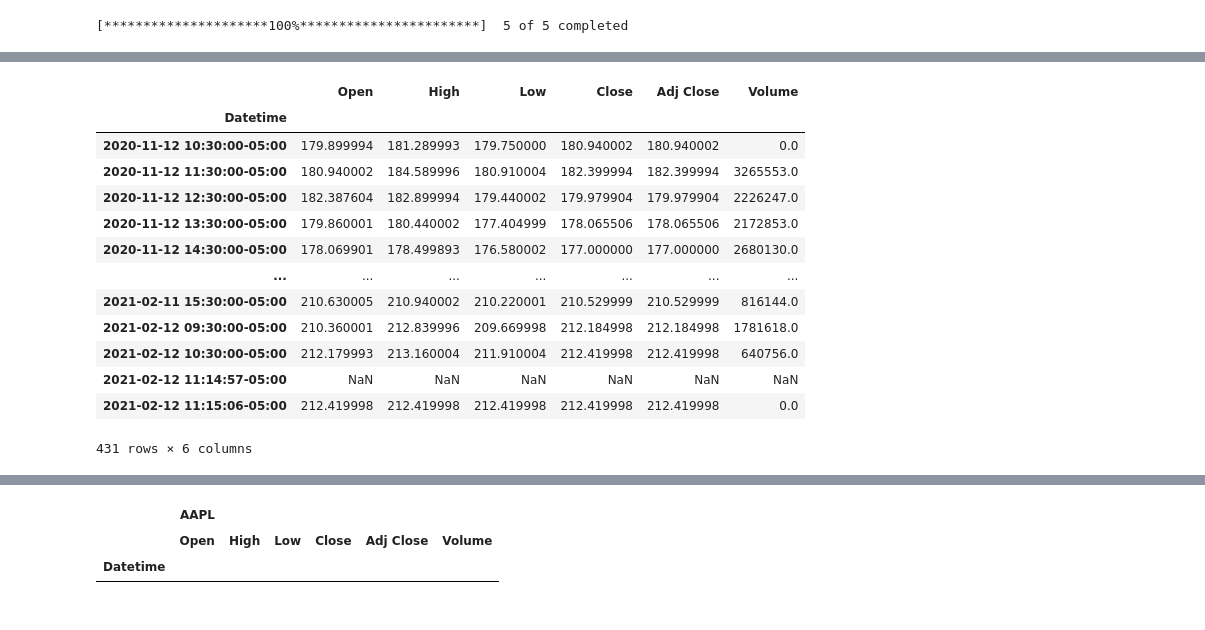
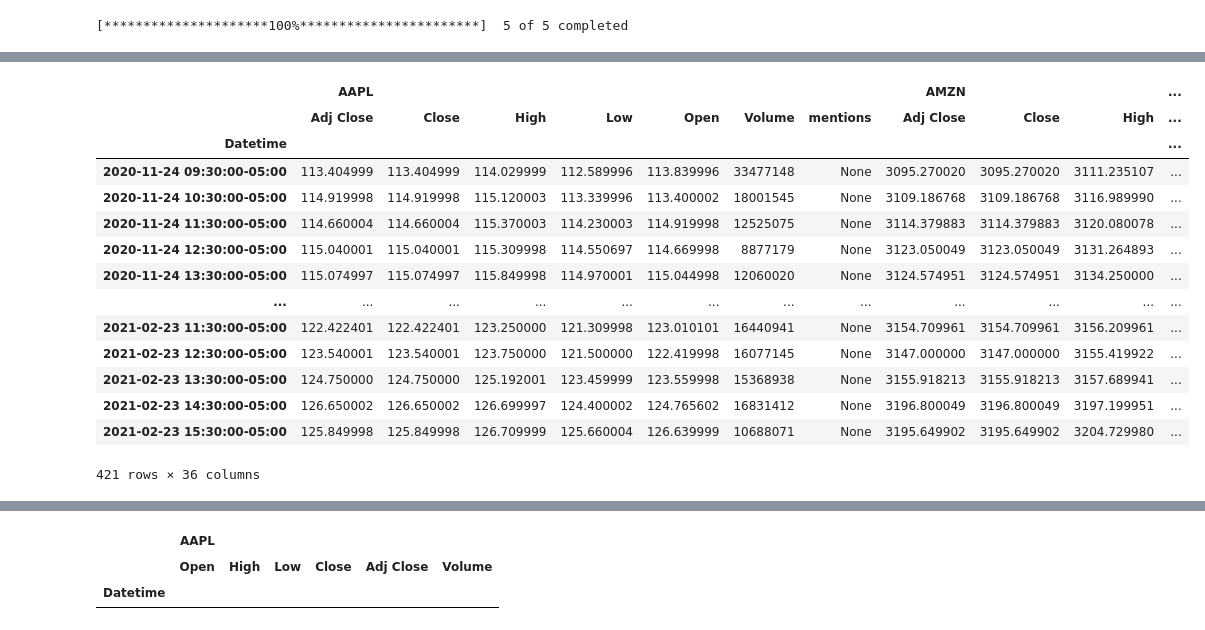
Before and after one commit to tylersojka/Final_Project_WSB, a Jupyter notebook: Scrapers/Stock_scrape_examples/stock_scraper_demo.ipynb, the cells around one changed output, grey strips where cells are left out. Cells and saved outputs as stored; diff of their text form; code cells hidden in the pictures.

```diff
--- a/Scrapers/Stock_scrape_examples/stock_scraper_demo.ipynb
+++ b/Scrapers/Stock_scrape_examples/stock_scraper_demo.ipynb
@@ -127,0 +184,6 @@ df = pd.DataFrame(yf.download(tickers_list, period="3mo", interval="60m", group_
+# %%
+new_df = pd.DataFrame
+for ticker in tickers_list:
+   df[ticker, "mentions"] = None
+# %%
+df["AAPL", "mentions"] = None
@@ -128,17 +210,20 @@ df = pd.DataFrame(yf.download(tickers_list, period="3mo", interval="60m", group_
+# %%
+df = df.sort_index(axis=1)
 # %%
-df["BA"]
+df
 # %% [output]
-|  | Open | High | Low | Close | Adj Close | Volume |
-| Datetime |  |  |  |  |  |  |
-| 2020-11-12 10:30:00-05:00 | 179.899994 | 181.289993 | 179.750000 | 180.940002 | 180.940002 | 0.0 |
-| 2020-11-12 11:30:00-05:00 | 180.940002 | 184.589996 | 180.910004 | 182.399994 | 182.399994 | 3265553.0 |
-| 2020-11-12 12:30:00-05:00 | 182.387604 | 182.899994 | 179.440002 | 179.979904 | 179.979904 | 2226247.0 |
-| 2020-11-12 13:30:00-05:00 | 179.860001 | 180.440002 | 177.404999 | 178.065506 | 178.065506 | 2172853.0 |
-| 2020-11-12 14:30:00-05:00 | 178.069901 | 178.499893 | 176.580002 | 177.000000 | 177.000000 | 2680130.0 |
-| ... | ... | ... | ... | ... | ... | ... |
-| 2021-02-11 15:30:00-05:00 | 210.630005 | 210.940002 | 210.220001 | 210.529999 | 210.529999 | 816144.0 |
-| 2021-02-12 09:30:00-05:00 | 210.360001 | 212.839996 | 209.669998 | 212.184998 | 212.184998 | 1781618.0 |
-| 2021-02-12 10:30:00-05:00 | 212.179993 | 213.160004 | 211.910004 | 212.419998 | 212.419998 | 640756.0 |
-| 2021-02-12 11:14:57-05:00 | NaN | NaN | NaN | NaN | NaN | NaN |
-| 2021-02-12 11:15:06-05:00 | 212.419998 | 212.419998 | 212.419998 | 212.419998 | 212.419998 | 0.0 |
+|  | AAPL |  |  |  |  |  |  | AMZN |  |  | ... |
+|  | Adj Close | Close | High | Low | Open | Volume | mentions | Adj Close | Close | High | ... |
+| Datetime |  |  |  |  |  |  |  |  |  |  | ... |
+| 2020-11-24 09:30:00-05:00 | 113.404999 | 113.404999 | 114.029999 | 112.589996 | 113.839996 | 33477148 | None | 3095.270020 | 3095.270020 | 3111.235107 | ... |
+| 2020-11-24 10:30:00-05:00 | 114.919998 | 114.919998 | 115.120003 | 113.339996 | 113.400002 | 18001545 | None | 3109.186768 | 3109.186768 | 3116.989990 | ... |
+| 2020-11-24 11:30:00-05:00 | 114.660004 | 114.660004 | 115.370003 | 114.230003 | 114.919998 | 12525075 | None | 3114.379883 | 3114.379883 | 3120.080078 | ... |
+| 2020-11-24 12:30:00-05:00 | 115.040001 | 115.040001 | 115.309998 | 114.550697 | 114.669998 | 8877179 | None | 3123.050049 | 3123.050049 | 3131.264893 | ... |
+| 2020-11-24 13:30:00-05:00 | 115.074997 | 115.074997 | 115.849998 | 114.970001 | 115.044998 | 12060020 | None | 3124.574951 | 3124.574951 | 3134.250000 | ... |
+| ... | ... | ... | ... | ... | ... | ... | ... | ... | ... | ... | ... |
+| 2021-02-23 11:30:00-05:00 | 122.422401 | 122.422401 | 123.250000 | 121.309998 | 123.010101 | 16440941 | None | 3154.709961 | 3154.709961 | 3156.209961 | ... |
+| 2021-02-23 12:30:00-05:00 | 123.540001 | 123.540001 | 123.750000 | 121.500000 | 122.419998 | 16077145 | None | 3147.000000 | 3147.000000 | 3155.419922 | ... |
+| 2021-02-23 13:30:00-05:00 | 124.750000 | 124.750000 | 125.192001 | 123.459999 | 123.559998 | 15368938 | None | 3155.918213 | 3155.918213 | 3157.689941 | ... |
+| 2021-02-23 14:30:00-05:00 | 126.650002 | 126.650002 | 126.699997 | 124.400002 | 124.765602 | 16831412 | None | 3196.800049 | 3196.800049 | 3197.199951 | ... |
+| 2021-02-23 15:30:00-05:00 | 125.849998 | 125.849998 | 126.709999 | 125.660004 | 126.639999 | 10688071 | None | 3195.649902 | 3195.649902 | 3204.729980 | ... |
-431 rows × 6 columns
+421 rows × 36 columns
```
Also changed, not shown: parts of 13 cells of this notebook, 28 other files.
